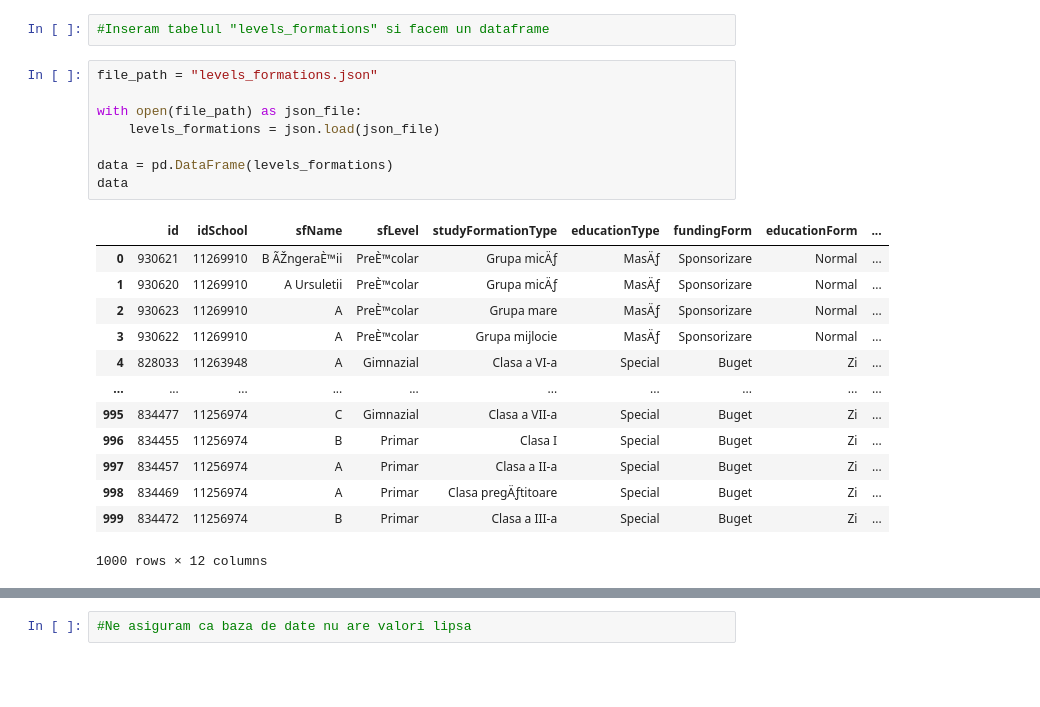
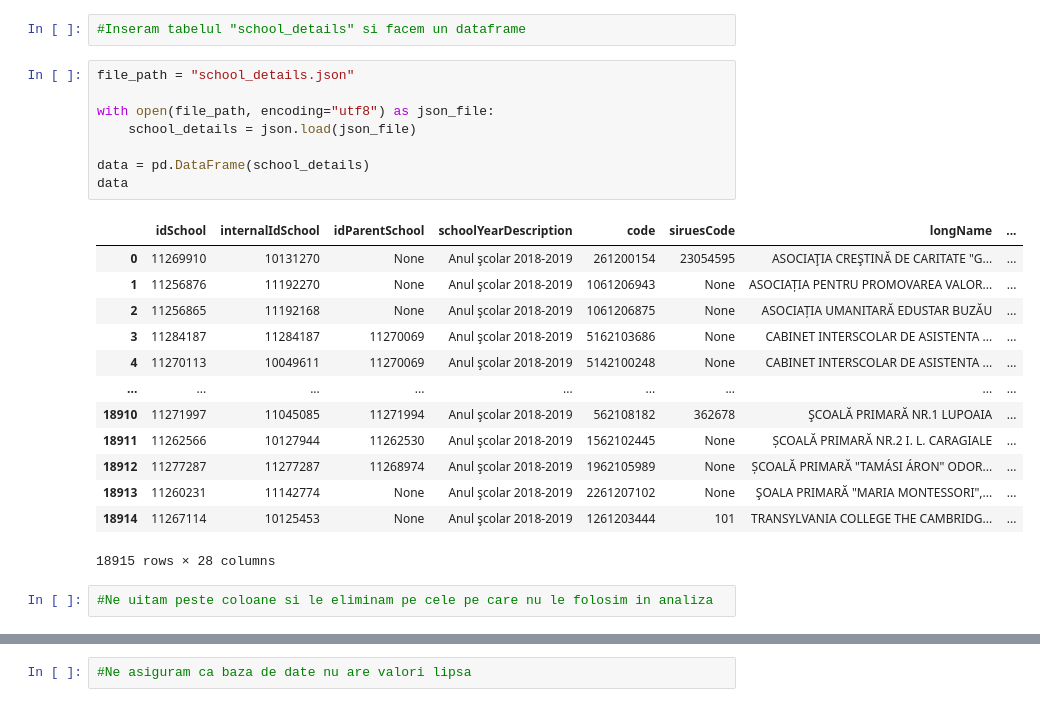
Before and after one commit to VladAlexe/AID2023, a Jupyter notebook: 03_Curatare_Date_Milas_Sorina.ipynb, the cells around one changed output, grey strips where cells are left out. Saved outputs shown, nothing was run; the diff lists cells and outputs as text; blank space fills up the shorter version.

Commit message:
Curatare date School_details

```diff
--- a/03_Curatare_Date_Milas_Sorina.ipynb
+++ b/03_Curatare_Date_Milas_Sorina.ipynb
@@ -39,24 +14,26 @@ Requirement already satisfied: text-unidecode>=1.3 in c:\users\flopr\anaconda3\l
 # %%
-#Inseram tabelul "levels_formations" si facem un dataframe
+#Inseram tabelul "school_details" si facem un dataframe
 # %%
-file_path = "levels_formations.json"
+file_path = "school_details.json"
 
-with open(file_path) as json_file:
-    levels_formations = json.load(json_file)
+with open(file_path, encoding="utf8") as json_file:
+    school_details = json.load(json_file)
 
-data = pd.DataFrame(levels_formations)
+data = pd.DataFrame(school_details)
 data
 # %% [output]
-|  | id | idSchool | sfName | sfLevel | studyFormationType | educationType | fundingForm | educationForm | ... |
-| 0 | 930621 | 11269910 | B ÃŽngeraÈ™ii | PreÈ™colar | Grupa micÄƒ | MasÄƒ | Sponsorizare | Normal | ... |
-| 1 | 930620 | 11269910 | A Ursuletii | PreÈ™colar | Grupa micÄƒ | MasÄƒ | Sponsorizare | Normal | ... |
-| 2 | 930623 | 11269910 | A | PreÈ™colar | Grupa mare | MasÄƒ | Sponsorizare | Normal | ... |
-| 3 | 930622 | 11269910 | A | PreÈ™colar | Grupa mijlocie | MasÄƒ | Sponsorizare | Normal | ... |
-| 4 | 828033 | 11263948 | A | Gimnazial | Clasa a VI-a | Special | Buget | Zi | ... |
-| ... | ... | ... | ... | ... | ... | ... | ... | ... | ... |
-| 995 | 834477 | 11256974 | C | Gimnazial | Clasa a VII-a | Special | Buget | Zi | ... |
-| 996 | 834455 | 11256974 | B | Primar | Clasa I | Special | Buget | Zi | ... |
-| 997 | 834457 | 11256974 | A | Primar | Clasa a II-a | Special | Buget | Zi | ... |
-| 998 | 834469 | 11256974 | A | Primar | Clasa pregÄƒtitoare | Special | Buget | Zi | ... |
-| 999 | 834472 | 11256974 | B | Primar | Clasa a III-a | Special | Buget | Zi | ... |
+|  | idSchool | internalIdSchool | idParentSchool | schoolYearDescription | code | siruesCode | longName | ... |
+| 0 | 11269910 | 10131270 | None | Anul şcolar 2018-2019 | 261200154 | 23054595 | ASOCIAŢIA CREŞTINĂ DE CARITATE "G... | ... |
+| 1 | 11256876 | 11192270 | None | Anul şcolar 2018-2019 | 1061206943 | None | ASOCIAȚIA PENTRU PROMOVAREA VALOR... | ... |
+| 2 | 11256865 | 11192168 | None | Anul şcolar 2018-2019 | 1061206875 | None | ASOCIAȚIA UMANITARĂ EDUSTAR BUZĂU | ... |
+| 3 | 11284187 | 11284187 | 11270069 | Anul şcolar 2018-2019 | 5162103686 | None | CABINET INTERSCOLAR DE ASISTENTA ... | ... |
+| 4 | 11270113 | 10049611 | 11270069 | Anul şcolar 2018-2019 | 5142100248 | None | CABINET INTERSCOLAR DE ASISTENTA ... | ... |
+| ... | ... | ... | ... | ... | ... | ... | ... | ... |
+| 18910 | 11271997 | 11045085 | 11271994 | Anul şcolar 2018-2019 | 562108182 | 362678 | ŞCOALĂ PRIMARĂ NR.1 LUPOAIA | ... |
+| 18911 | 11262566 | 10127944 | 11262530 | Anul şcolar 2018-2019 | 1562102445 | None | ȘCOALĂ PRIMARĂ NR.2 I. L. CARAGIALE | ... |
+| 18912 | 11277287 | 11277287 | 11268974 | Anul şcolar 2018-2019 | 1962105989 | None | ȘCOALĂ PRIMARĂ "TAMÁSI ÁRON" ODOR... | ... |
+| 18913 | 11260231 | 11142774 | None | Anul şcolar 2018-2019 | 2261207102 | None | ŞOALA PRIMARĂ "MARIA MONTESSORI",... | ... |
+| 18914 | 11267114 | 10125453 | None | Anul şcolar 2018-2019 | 1261203444 | 101 | TRANSYLVANIA COLLEGE THE CAMBRIDG... | ... |
-1000 rows × 12 columns
+18915 rows × 28 columns
+# %%
+#Ne uitam peste coloane si le eliminam pe cele pe care nu le folosim in analiza
```
Also changed, not shown: parts of 32 cells of this notebook.
